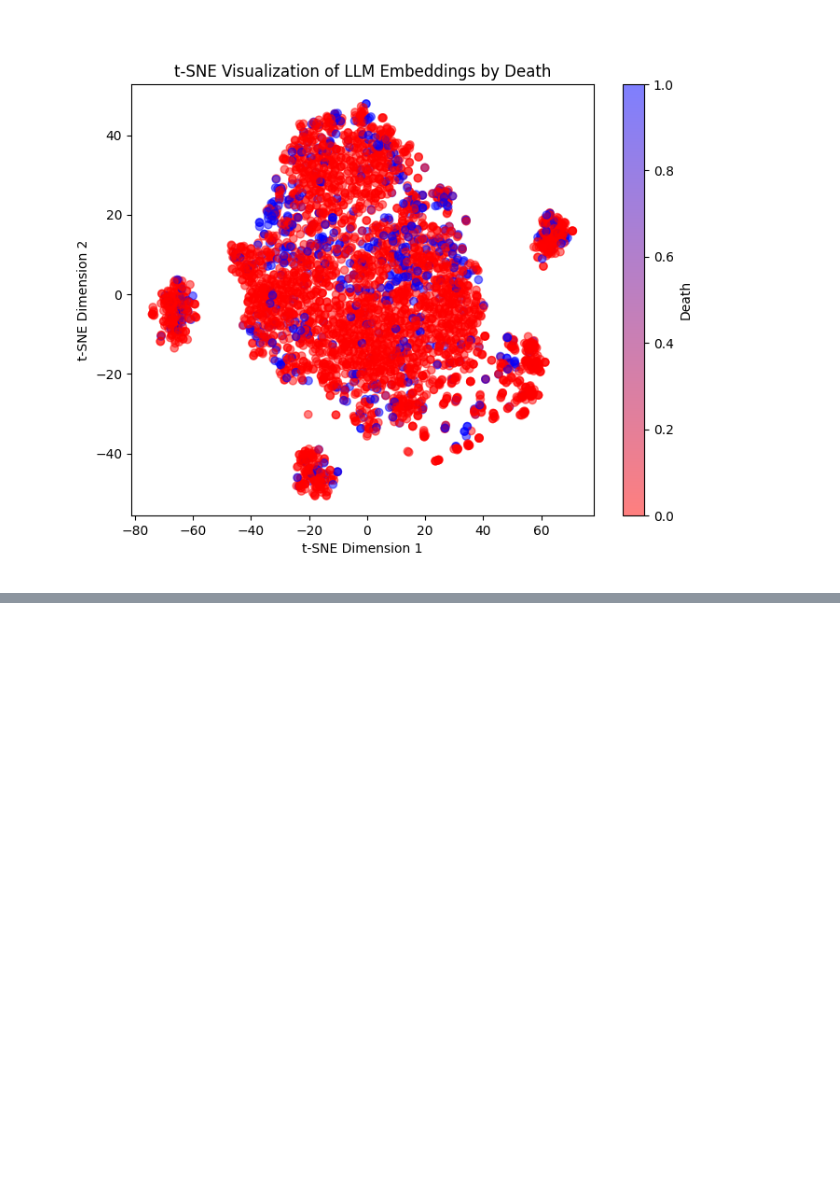
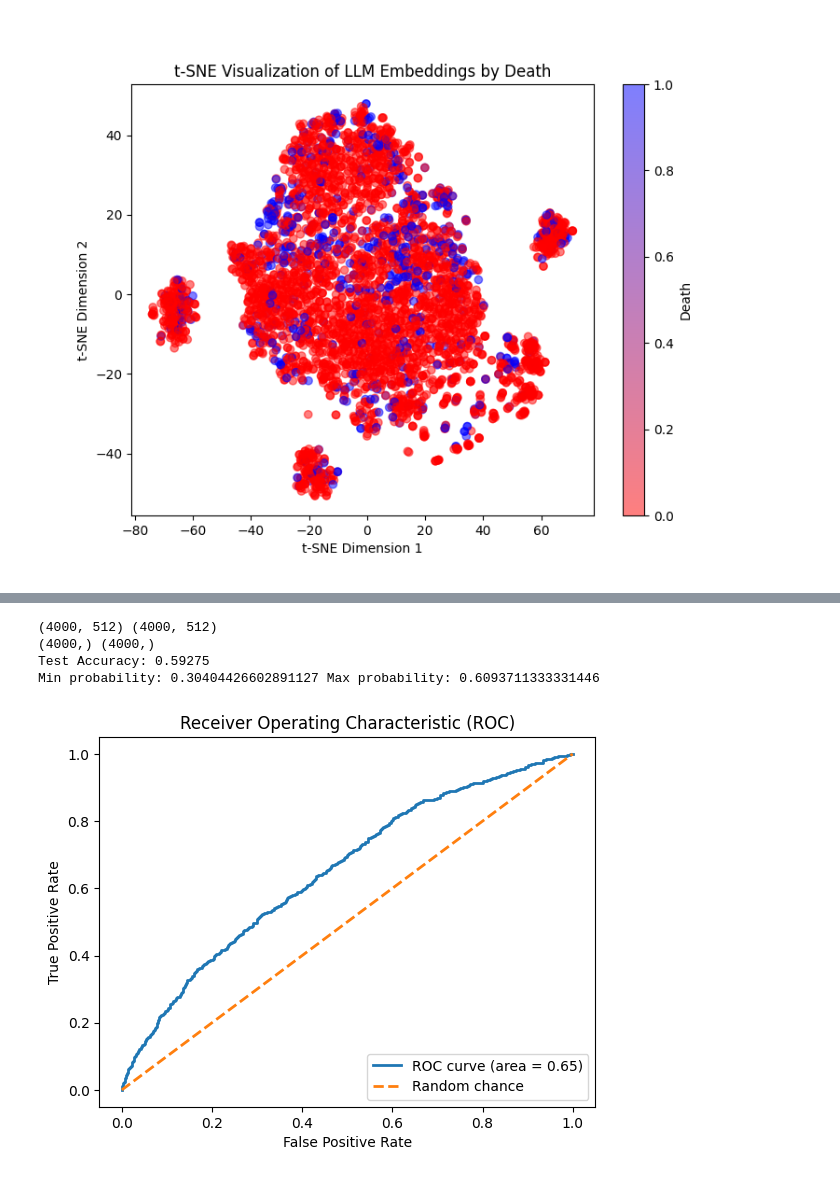
Before and after one commit to gardonig/hcml_projects, a Jupyter notebook: task_1/foundation_models.ipynb, the cells around one changed output, grey strips where cells are left out. Saved outputs shown, nothing was run; the diff lists cells and outputs as text; code cells hidden in the pictures; blank space fills up the shorter version.

Commit message:
completed last task

```diff
--- a/task_1/foundation_models.ipynb
+++ b/task_1/foundation_models.ipynb
@@ -358,7 +340,8 @@ def compute_oxygenation_index(row):
 def compute_bun_creatinine_ratio(row):
     return row['BUN'] / row['Creatinine'] if row['Creatinine'] > 0 else None
 # %%
-raw_val = pd.read_csv('dataframes/raw_val.csv')
+print(os.getcwd())
+raw_val = pd.read_csv('hcml_projects/task_1/dataframes/raw_val.csv')
 raw_val.groupby('PatientID')
 patientID = raw_val["PatientID"][0]
 print(patientID)
@@ -790,0 +857,6 @@ plt.show()
+# %%
+columns = ['APACHE_II', 'SOFA', 'PF_Ratio', 'OxygenationIndex', 'BUN_Creatinine_Ratio', 'ShockIndex', 'MAP_Calc']
+trainTSEmbeddingsDF = getChronosEmbedding(trainTimeSeriesDF, columns)
+testTSEmbeddingsDF = getChronosEmbedding(testTimeSeriesDF, columns)
+
+print(testTSEmbeddingsDF.head(1))
@@ -790,0 +866,9 @@ plt.show()
+# %%
+TStrainDF = pd.merge(trainPatientsDF, trainTSEmbeddingsDF, on="PatientID")
+TStrainDF = TStrainDF[['PatientID', 'Embedding', 'Death']]
+
+TStestDF = pd.merge(testPatientsDF, testTSEmbeddingsDF, on="PatientID")
+TStestDF = TStestDF[['PatientID', 'Embedding', 'Death']]
+
+print(TStrainDF.head(5))
+print(TStestDF.head(5))
@@ -790,0 +888,53 @@ plt.show()
+# %%
+from sklearn.linear_model import LogisticRegression
+from sklearn.metrics import accuracy_score, classification_report
+from sklearn.metrics import roc_curve, auc
+
+X_train = np.array([np.array(x) for x in TStrainDF['Embedding']])
+X_test = np.array([np.array(x) for x in TStestDF['Embedding']])
+y_train = TStrainDF['Death'].values
+y_test = TStestDF['Death'].values
+
+print(X_train.shape, X_test.shape)
+print(y_train.shape, y_test.shape)
+
+model = LogisticRegression(max_iter=1000, class_weight='balanced')  # increase max_iter if needed
+model.fit(X_train, y_train)
+
+# Evaluate the model on the test set
+# custom_threshold = 0.55
+# y_pred_custom = (y_pred_proba >= custom_threshold).astype(int)
+
+y_pred = model.predict(X_test)
+
+accuracy = accuracy_score(y_test, y_pred)
+# custom_accuracy = accuracy_score(y_test, y_pred_custom)
+print("Test Accuracy:", accuracy)
+# print('Custom threshold accuracy: ', custom_accuracy)
+# print(y_pred_custom, y_test)
+# print(np.sum(y_pred==y_test))
+# print(np.sum(y_pred_custom == 1))
+
+y_pred_proba = model.predict_proba(X_test)[:, 1]
+print("Min probability:", y_pred_proba.min(), "Max probability:", y_pred_proba.max())
+
+# Compute the false positive rate, true positive rate, and thresholds
+fpr, tpr, thresholds = roc_curve(y_test, y_pred_proba)
+roc_auc = auc(fpr, tpr)
+
+import matplotlib.pyplot as plt
+
+plt.figure()
+plt.plot(fpr, tpr, lw=2, label='ROC curve (area = {:.2f})'.format(roc_auc))
+plt.plot([0, 1], [0, 1], lw=2, linestyle='--', label='Random chance')
+plt.xlabel('False Positive Rate')
+plt.ylabel('True Positive Rate')
+plt.title('Receiver Operating Characteristic (ROC)')
+plt.legend(loc='lower right')
+plt.show()
+# %% [output]
+(4000, 512) (4000, 512)
+(4000,) (4000,)
+Test Accuracy: 0.59275
+Min probability: 0.30404426602891127 Max probability: 0.6093711333331446
+[figure, added]
```
Also changed, not shown: parts of 18 cells of this notebook.
